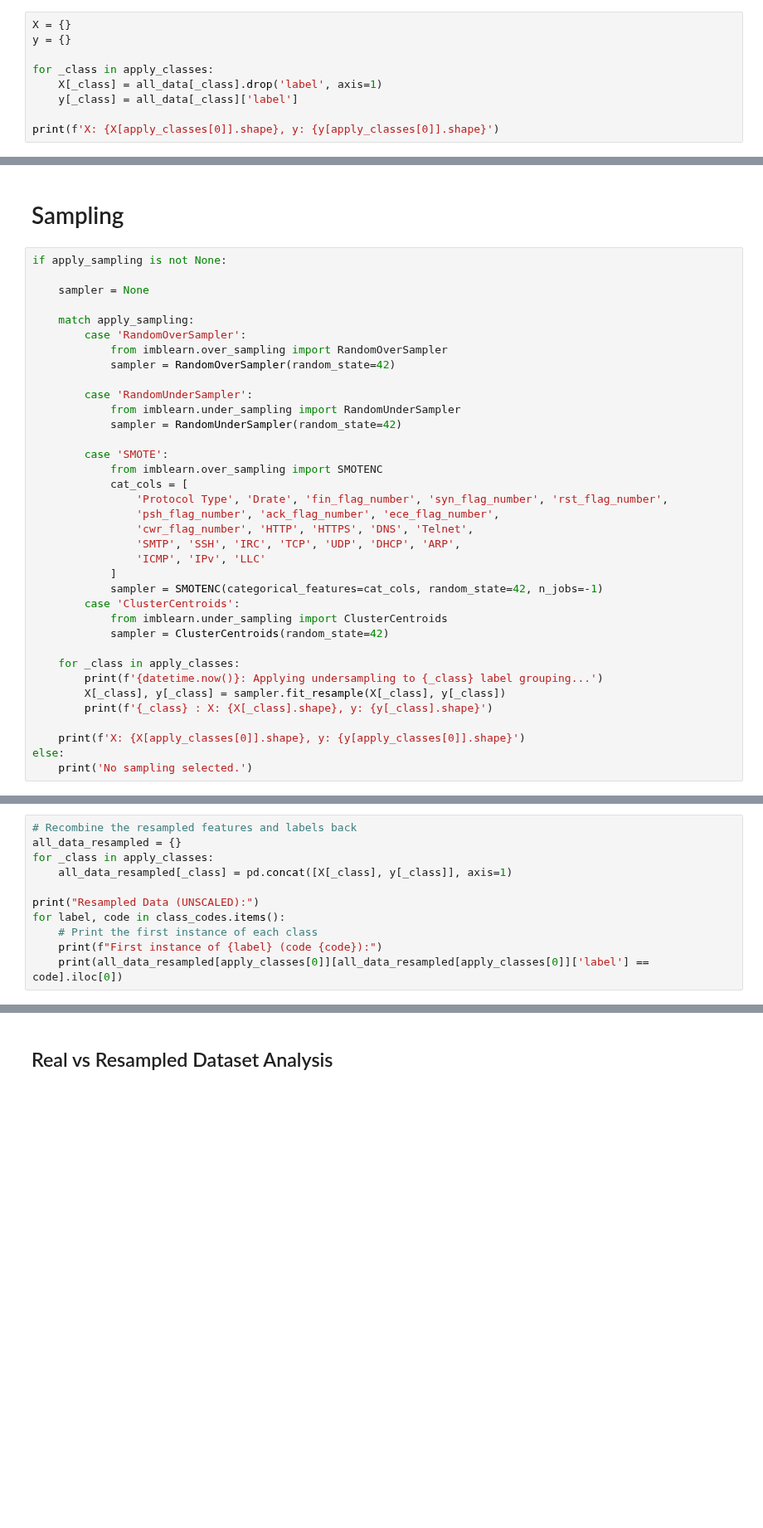
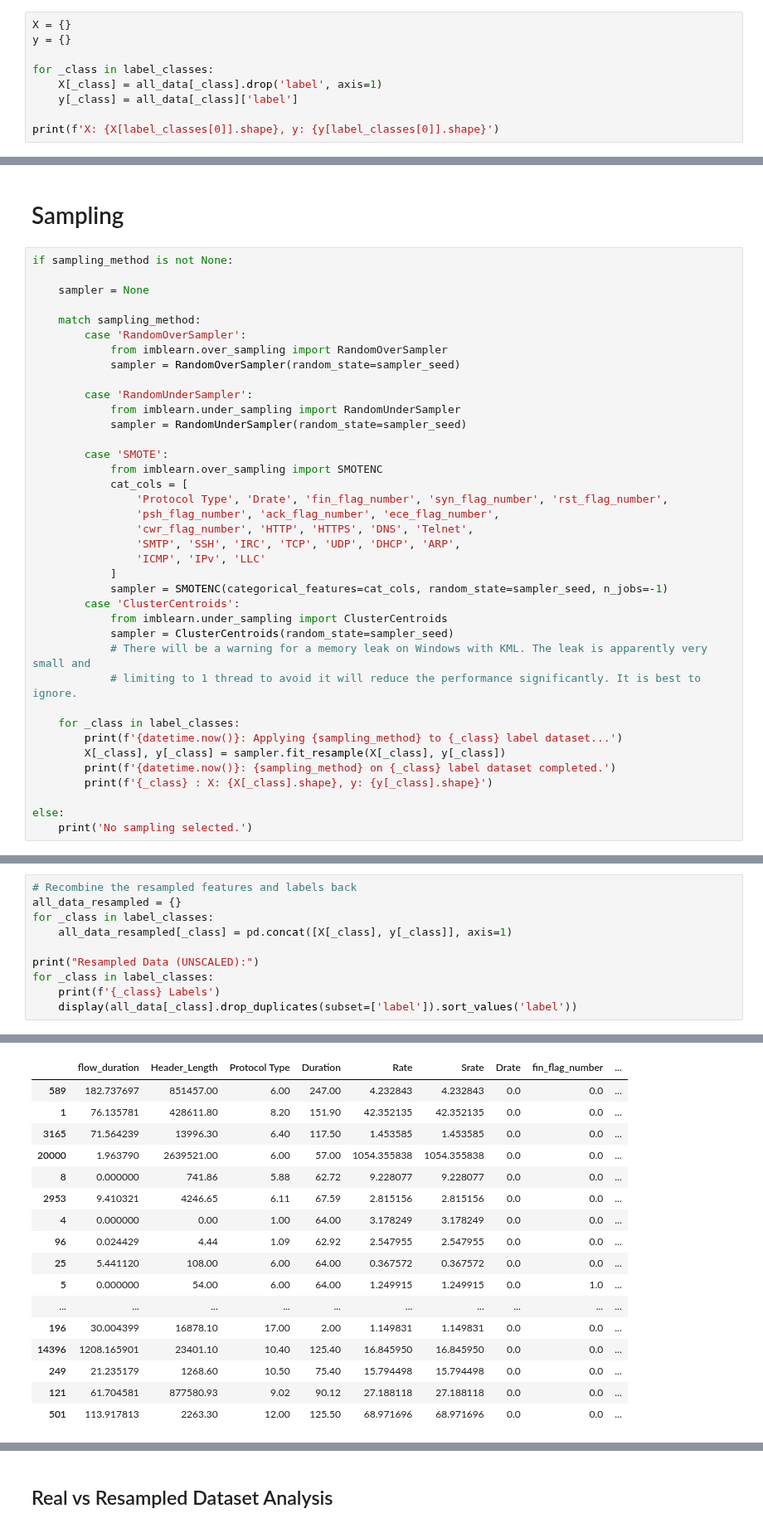
Before and after one commit to Keko787/Generating-a-Balanced-IoT-Cyber-Attack-Dataset-with-GAN-COIL-Collaboration-, a Jupyter notebook: classical_sampling_techniques/classical_sampling_techniques.ipynb, the cells around one changed output, grey strips where cells are left out. Shown at 83% size. Drawn from its saved outputs; the diff is of its cells as text; blank space fills up the shorter version.

```diff
--- a/classical_sampling_techniques/classical_sampling_techniques.ipynb
+++ b/classical_sampling_techniques/classical_sampling_techniques.ipynb
@@ -265,9 +287,9 @@ Name: 102525, dtype: float64
 X = {}
 y = {}
 
-for _class in apply_classes:
+for _class in label_classes:
     X[_class] = all_data[_class].drop('label', axis=1)
     y[_class] = all_data[_class]['label']
 
-print(f'X: {X[apply_classes[0]].shape}, y: {y[apply_classes[0]].shape}')
+print(f'X: {X[label_classes[0]].shape}, y: {y[label_classes[0]].shape}')
 # %% [output]
@@ -275,18 +297,18 @@ X: (1149323, 46), y: (1149323,)
 # %% [markdown]
 # Sampling
 # %%
-if apply_sampling is not None:
+if sampling_method is not None:
 
     sampler = None
 
-    match apply_sampling:
+    match sampling_method:
         case 'RandomOverSampler':
             from imblearn.over_sampling import RandomOverSampler
-            sampler = RandomOverSampler(random_state=42)
+            sampler = RandomOverSampler(random_state=sampler_seed)
 
         case 'RandomUnderSampler':
             from imblearn.under_sampling import RandomUnderSampler
-            sampler = RandomUnderSampler(random_state=42)
+            sampler = RandomUnderSampler(random_state=sampler_seed)
 
         case 'SMOTE':
             from imblearn.over_sampling import SMOTENC
@@ -297,17 +319,19 @@ if apply_sampling is not None:
                 'SMTP', 'SSH', 'IRC', 'TCP', 'UDP', 'DHCP', 'ARP',
                 'ICMP', 'IPv', 'LLC'
             ]
-            sampler = SMOTENC(categorical_features=cat_cols, random_state=42, n_jobs=-1)
+            sampler = SMOTENC(categorical_features=cat_cols, random_state=sampler_seed, n_jobs=-1)
         case 'ClusterCentroids':
             from imblearn.under_sampling import ClusterCentroids
-            sampler = ClusterCentroids(random_state=42)
+            sampler = ClusterCentroids(random_state=sampler_seed)
+            # There will be a warning for a memory leak on Windows with KML. The leak is apparently very small and
+            # limiting to 1 thread to avoid it will reduce the performance significantly. It is best to ignore.
 
-    for _class in apply_classes:
-        print(f'{datetime.now()}: Applying undersampling to {_class} label grouping...')
+    for _class in label_classes:
+        print(f'{datetime.now()}: Applying {sampling_method} to {_class} label dataset...')
         X[_class], y[_class] = sampler.fit_resample(X[_class], y[_class])
+        print(f'{datetime.now()}: {sampling_method} on {_class} label dataset completed.')
         print(f'{_class} : X: {X[_class].shape}, y: {y[_class].shape}')
 
-    print(f'X: {X[apply_classes[0]].shape}, y: {y[apply_classes[0]].shape}')
 else:
     print('No sampling selected.')
 # %% [output]
@@ -319,11 +347,11 @@ else:
 # %%
 # Recombine the resampled features and labels back
 all_data_resampled = {}
-for _class in apply_classes:
+for _class in label_classes:
     all_data_resampled[_class] = pd.concat([X[_class], y[_class]], axis=1)
 
 print("Resampled Data (UNSCALED):")
-for label, code in class_codes.items():
-    # Print the first instance of each class
-    print(f"First instance of {label} (code {code}):")
-    print(all_data_resampled[apply_classes[0]][all_data_resampled[apply_classes[0]]['label'] == code].iloc[0])
+for _class in label_classes:
+    print(f'{_class} Labels')
+    display(all_data[_class].drop_duplicates(subset=['label']).sort_values('label'))
+# %% [output]
@@ -329,0 +360,17 @@ for label, code in class_codes.items():
+|  | flow_duration | Header_Length | Protocol Type | Duration | Rate | Srate | Drate | fin_flag_number | ... |
+| 589 | 182.737697 | 851457.00 | 6.00 | 247.00 | 4.232843 | 4.232843 | 0.0 | 0.0 | ... |
+| 1 | 76.135781 | 428611.80 | 8.20 | 151.90 | 42.352135 | 42.352135 | 0.0 | 0.0 | ... |
+| 3165 | 71.564239 | 13996.30 | 6.40 | 117.50 | 1.453585 | 1.453585 | 0.0 | 0.0 | ... |
+| 20000 | 1.963790 | 2639521.00 | 6.00 | 57.00 | 1054.355838 | 1054.355838 | 0.0 | 0.0 | ... |
+| 8 | 0.000000 | 741.86 | 5.88 | 62.72 | 9.228077 | 9.228077 | 0.0 | 0.0 | ... |
+| 2953 | 9.410321 | 4246.65 | 6.11 | 67.59 | 2.815156 | 2.815156 | 0.0 | 0.0 | ... |
+| 4 | 0.000000 | 0.00 | 1.00 | 64.00 | 3.178249 | 3.178249 | 0.0 | 0.0 | ... |
+| 96 | 0.024429 | 4.44 | 1.09 | 62.92 | 2.547955 | 2.547955 | 0.0 | 0.0 | ... |
+| 25 | 5.441120 | 108.00 | 6.00 | 64.00 | 0.367572 | 0.367572 | 0.0 | 0.0 | ... |
+| 5 | 0.000000 | 54.00 | 6.00 | 64.00 | 1.249915 | 1.249915 | 0.0 | 1.0 | ... |
+| ... | ... | ... | ... | ... | ... | ... | ... | ... | ... |
+| 196 | 30.004399 | 16878.10 | 17.00 | 2.00 | 1.149831 | 1.149831 | 0.0 | 0.0 | ... |
+| 14396 | 1208.165901 | 23401.10 | 10.40 | 125.40 | 16.845950 | 16.845950 | 0.0 | 0.0 | ... |
+| 249 | 21.235179 | 1268.60 | 10.50 | 75.40 | 15.794498 | 15.794498 | 0.0 | 0.0 | ... |
+| 121 | 61.704581 | 877580.93 | 9.02 | 90.12 | 27.188118 | 27.188118 | 0.0 | 0.0 | ... |
+| 501 | 113.917813 | 2263.30 | 12.00 | 125.50 | 68.971696 | 68.971696 | 0.0 | 0.0 | ... |
```
Also changed, not shown: parts of 32 cells of this notebook.
